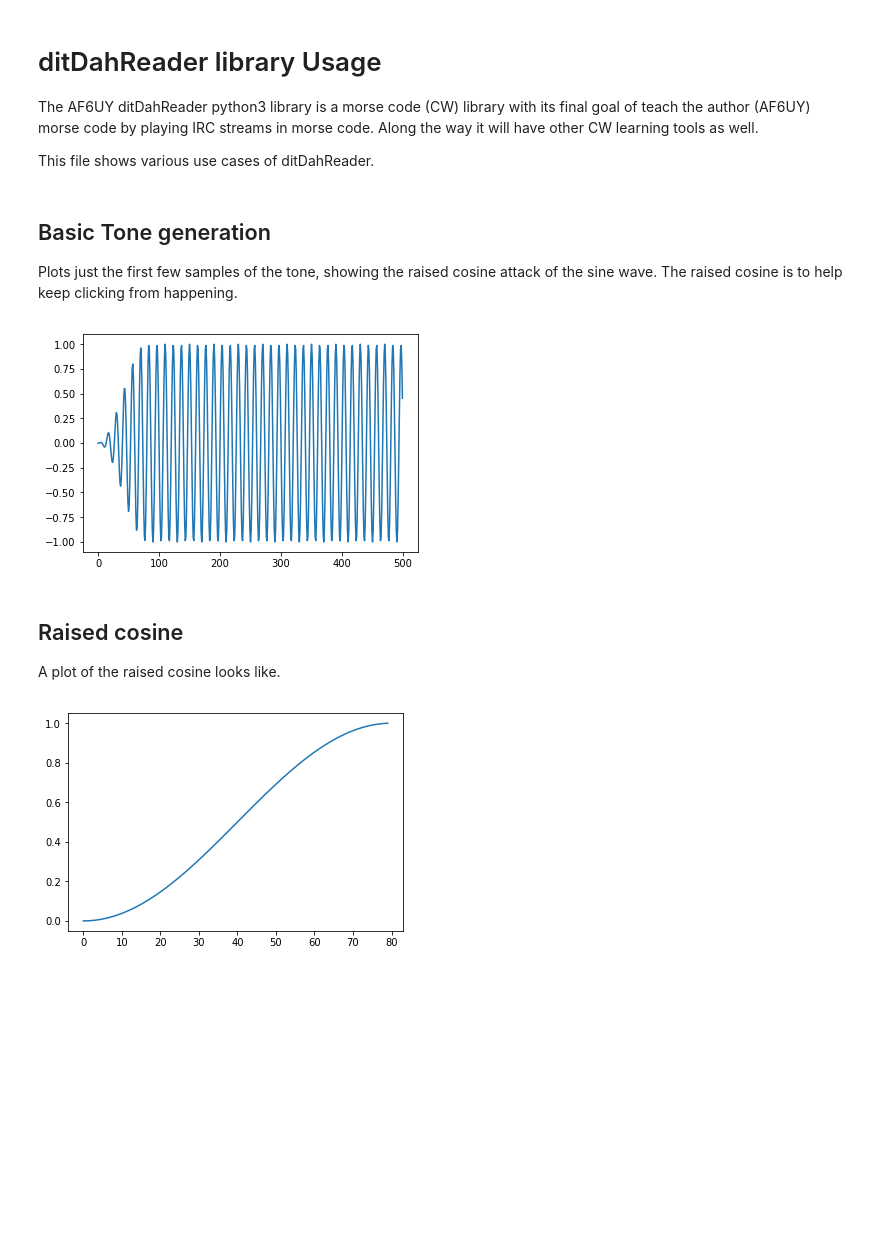
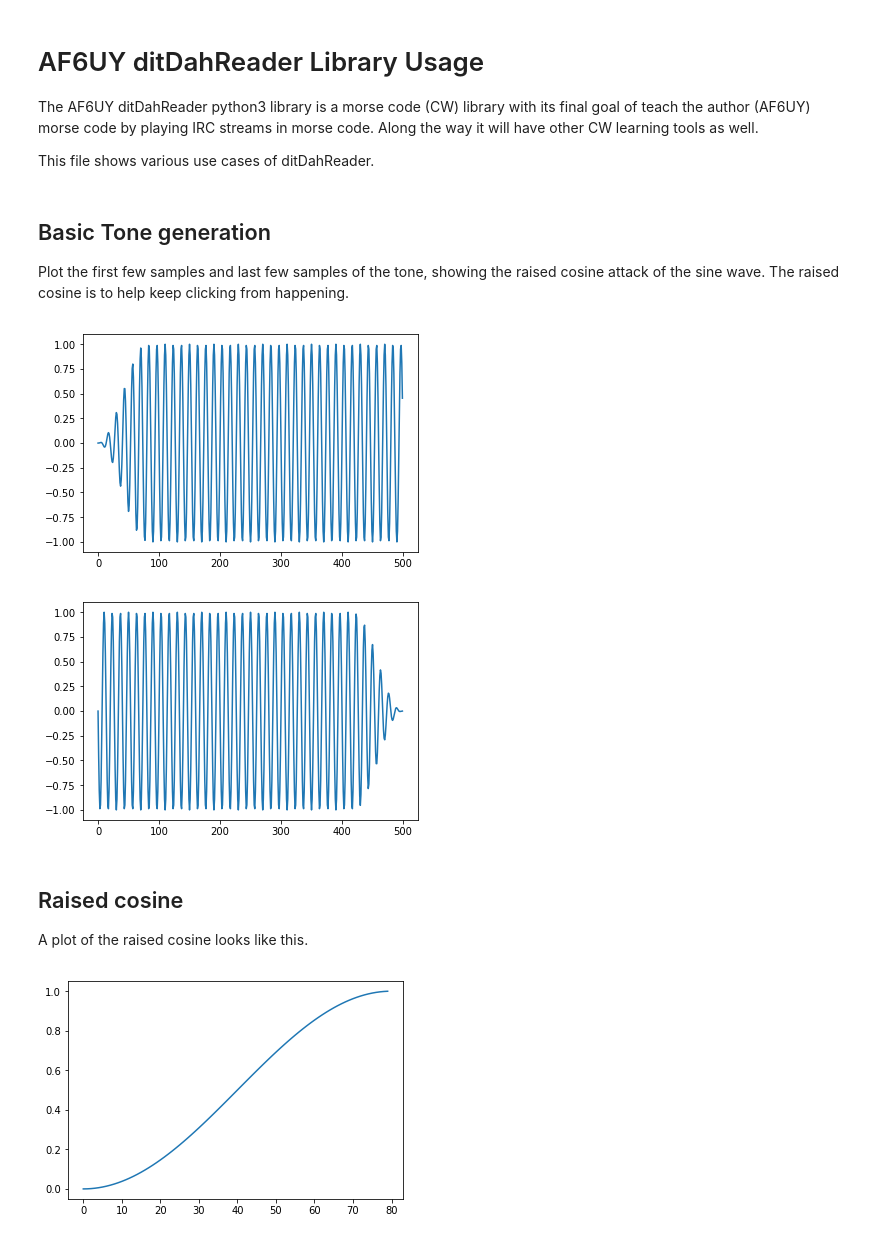
Before and after one commit to BG4RFF/af6uyDitDahReader, a Jupyter notebook: Usage.ipynb, the cells around one changed output. Drawn from its saved outputs; the diff is of its cells as text; code cells hidden in the pictures; blank space fills up the shorter version.

```diff
--- a/Usage.ipynb
+++ b/Usage.ipynb
@@ -1,5 +1,5 @@
 # %% [markdown]
-# ditDahReader library Usage
+# AF6UY ditDahReader Library Usage
 
 The AF6UY ditDahReader python3 library is a morse code (CW) library with its final goal of teach the author (AF6UY) morse code by playing IRC streams in morse code.  Along the way it will have other CW learning tools as well.
 
@@ -11,18 +11,21 @@ import matplotlib.pyplot as plt
 # %% [markdown]
 ## Basic Tone generation
 
-Plots just the first few samples of the tone, showing the raised cosine attack of the sine wave.  The raised cosine is to help keep clicking from happening.
+Plot the first few samples and last few samples of the tone, showing the raised cosine attack of the sine wave.  The raised cosine is to help keep clicking from happening.
 # %%
 t = dd.Tone()
 t.createTone(500) # ms
 plt.plot(t.tone[:500])
 plt.show()
+plt.plot(t.tone[-500:])
+plt.show()
 # %% [output]
 [figure]
+[figure, added]
 # %% [markdown]
 ## Raised cosine
 
-A plot of the raised cosine looks like.
+A plot of the raised cosine looks like this.
 # %%
 plt.plot(t.rc)
 plt.show()
```
Also changed, not shown: parts of 2 cells of this notebook, 2 other files.
